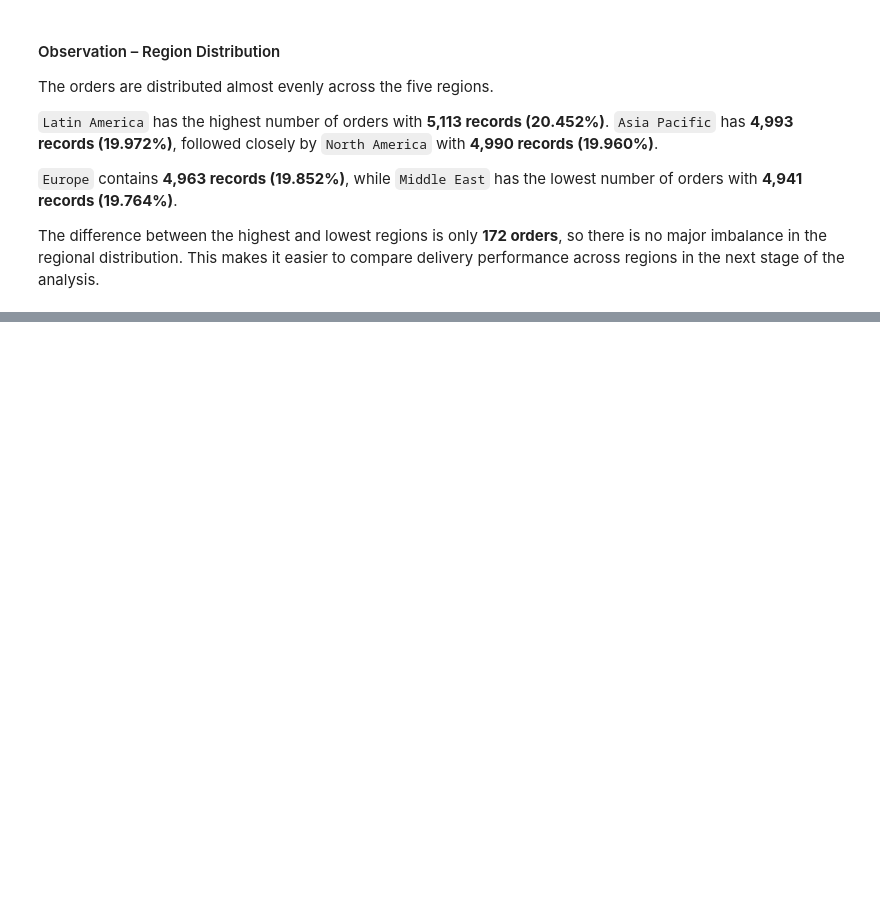
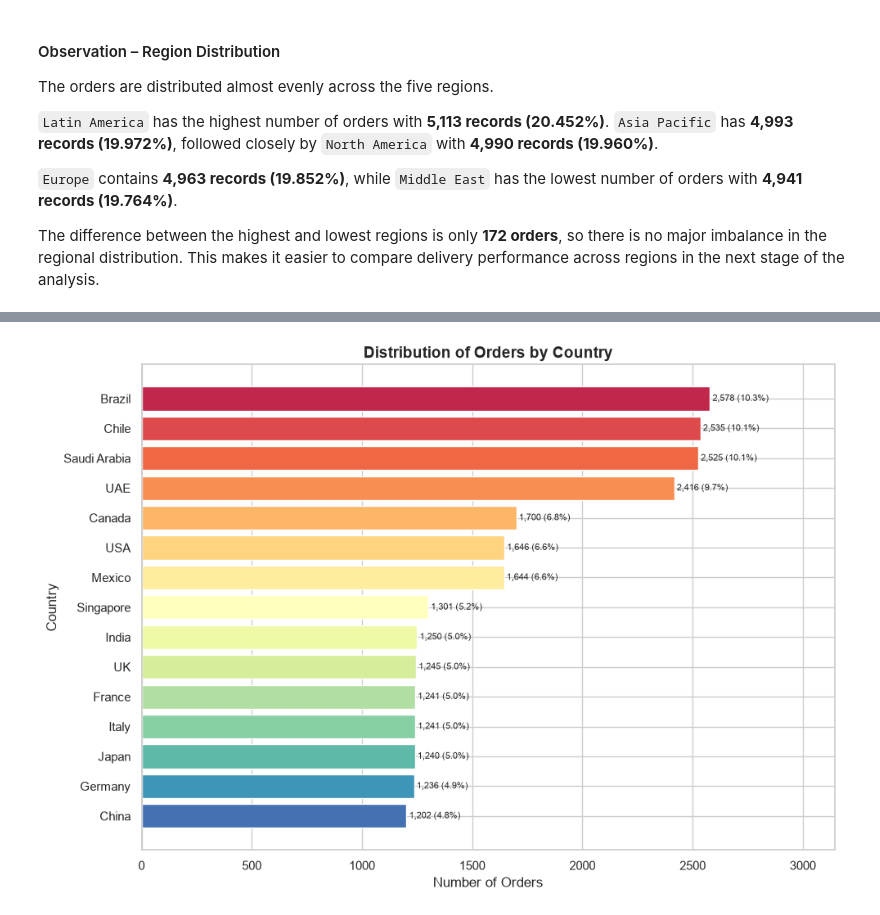
Before and after one commit to Kiruthikaa2512/cb_supply_risk, a Jupyter notebook: notebooks/cross_border_supply_chain_analysis.ipynb, the cells around one changed output, grey strips where cells are left out. Cells and saved outputs as stored; diff of their text form; code cells hidden in the pictures; blank space fills up the shorter version.

Commit message:
Add exploratory data analysis and visualizations

```diff
--- a/notebooks/cross_border_supply_chain_analysis.ipynb
+++ b/notebooks/cross_border_supply_chain_analysis.ipynb
@@ -1310,0 +1413,87 @@ to compare delivery performance across regions in the next stage of the analysis
+# %%
+# Calculate country counts and percentages
+country_distribution = (
+    df_eda["Country"]
+    .value_counts()
+    .rename_axis("Country")
+    .reset_index(name="Record_Count")
+)
+
+country_distribution["Percentage"] = (
+    country_distribution["Record_Count"]
+    .div(len(df_eda))
+    .mul(100)
+)
+
+# Display the summary table
+display(country_distribution.round(3))
+
+# Create a colorful horizontal bar chart
+colors = sns.color_palette(
+    "Spectral",
+    n_colors=len(country_distribution),
+)
+
+plt.figure(figsize=(10, 7))
+
+bars = plt.barh(
+    country_distribution["Country"],
+    country_distribution["Record_Count"],
+    color=colors,
+    edgecolor="white",
+)
+
+plt.gca().invert_yaxis()
+
+plt.title(
+    "Distribution of Orders by Country",
+    fontsize=14,
+    fontweight="bold",
+)
+
+plt.xlabel("Number of Orders")
+plt.ylabel("Country")
+
+# Add count and percentage labels
+for bar, row in zip(
+    bars,
+    country_distribution.itertuples(index=False),
+):
+    plt.text(
+        bar.get_width() + 12,
+        bar.get_y() + bar.get_height() / 2,
+        f"{row.Record_Count:,} ({row.Percentage:.1f}%)",
+        va="center",
+        fontsize=8,
+    )
+
+plt.xlim(
+    0,
+    country_distribution["Record_Count"].max() * 1.22,
+)
+
+plt.tight_layout()
+# Save the country-distribution chart
+country_chart_path = Path(
+    "../outputs/figures/country_distribution.png"
+)
+
+if not country_chart_path.parent.exists():
+    country_chart_path = Path(
+        "outputs/figures/country_distribution.png"
+    )
+
+country_chart_path.parent.mkdir(
+    parents=True,
+    exist_ok=True,
+)
+
+plt.savefig(
+    country_chart_path,
+    dpi=300,
+    bbox_inches="tight",
+)
+
+print(f"Chart saved to: {country_chart_path}")
+plt.show()
+# %% [output]
@@ -1310,0 +1517 @@ to compare delivery performance across regions in the next stage of the analysis
+[figure, added]
```
Also changed, not shown: parts of 7 cells of this notebook, 9 other files.
